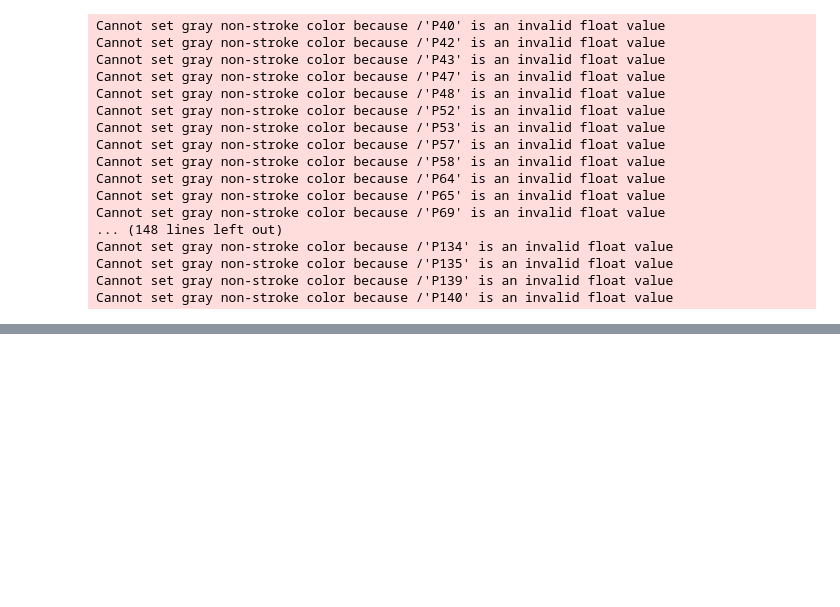
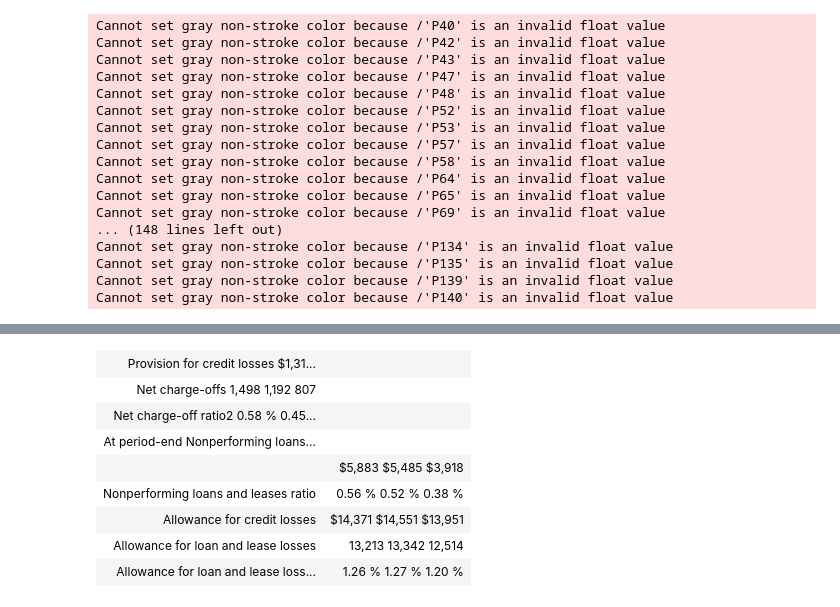
Before and after one commit to nitishkthakur/PublicReportResearch, a Jupyter notebook: RAG_lite_framework.ipynb, the cells around one changed output, grey strips where cells are left out. Cells and saved outputs as stored; diff of their text form; code cells hidden in the pictures; blank space fills up the shorter version.

```diff
--- a/RAG_lite_framework.ipynb
+++ b/RAG_lite_framework.ipynb
@@ -71,0 +83,13 @@ List of items to include:
+# %%
+#Markdown(rag.documents_store[40].metadata['tables_md'][0])
+HTML(rag.documents_store[40].metadata['tables_html'][0])
+# %% [output]
+| Provision for credit losses $1,31... |  |
+| Net charge-offs 1,498 1,192 807 |  |
+| Net charge-off ratio2 0.58 % 0.45... |  |
+| At period-end Nonperforming loans... |  |
+|  | $5,883 $5,485 $3,918 |
+| Nonperforming loans and leases ratio | 0.56 % 0.52 % 0.38 % |
+| Allowance for credit losses | $14,371 $14,551 $13,951 |
+| Allowance for loan and lease losses | 13,213 13,342 12,514 |
+| Allowance for loan and lease loss... | 1.26 % 1.27 % 1.20 % |
```
Also changed, not shown: parts of 14 cells of this notebook, 5 other files.
